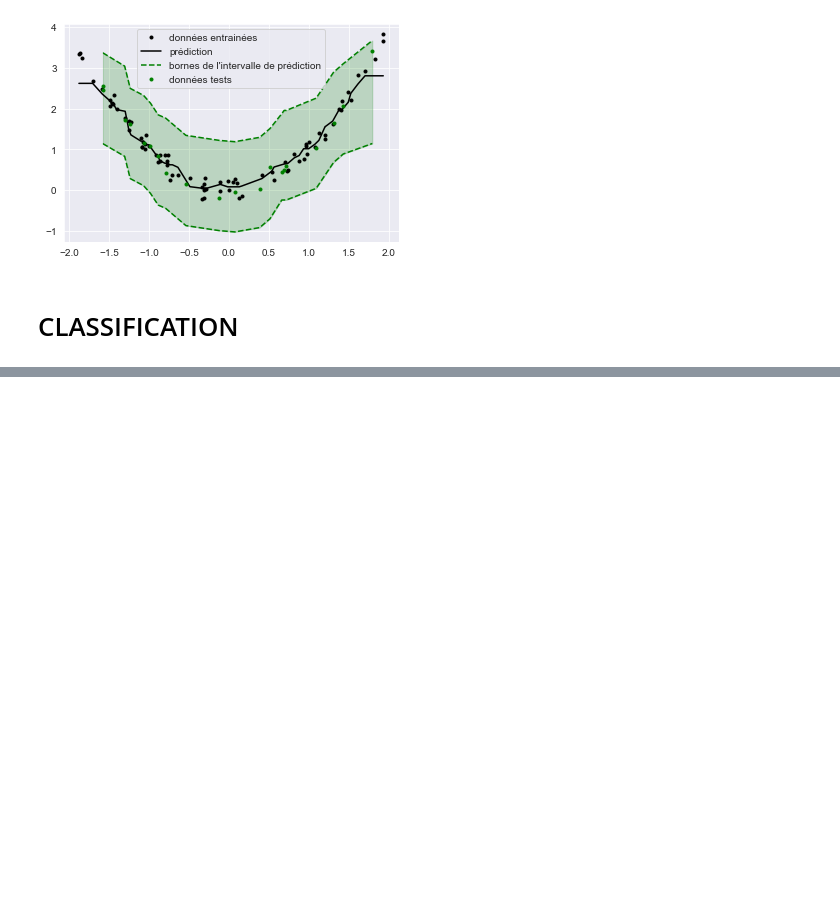
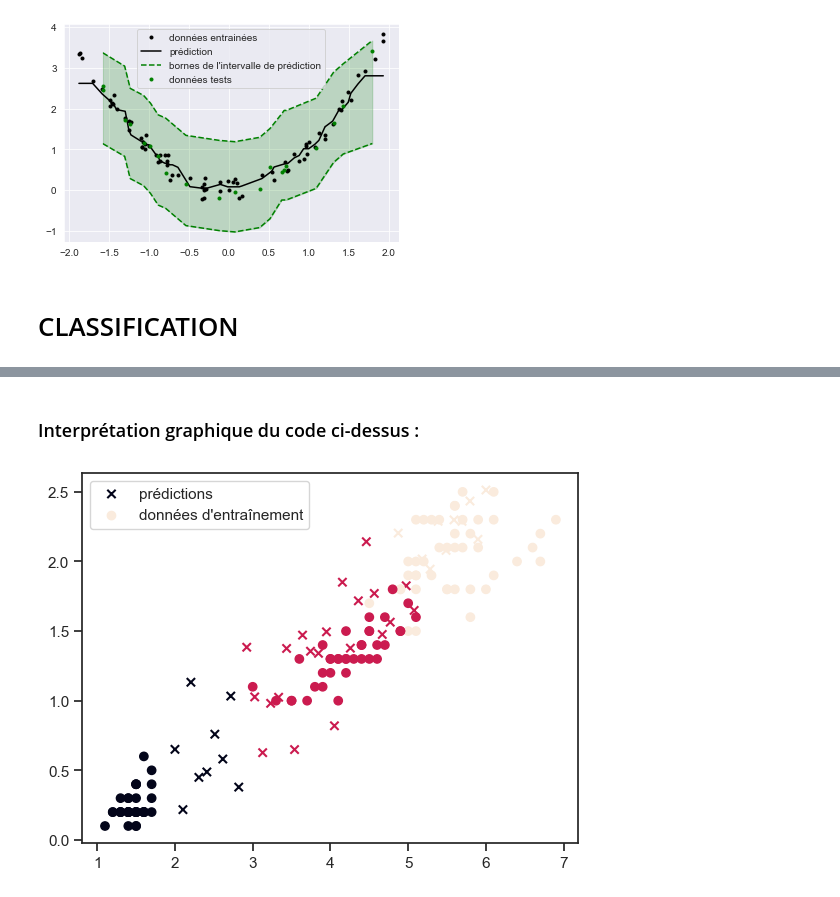
Before and after one commit to emilio-pcrd/Conformal-Prediction, a Jupyter notebook: conformal_prediction_TER_le_bon.ipynb, the cells around one changed output, grey strips where cells are left out. Drawn from its saved outputs; the diff is of its cells as text; code cells hidden in the pictures; blank space fills up the shorter version.

Commit message:
début mise en page + code classif marche

```diff
--- a/conformal_prediction_TER_le_bon.ipynb
+++ b/conformal_prediction_TER_le_bon.ipynb
@@ -537,11 +526,14 @@ def SCP_classif_aps(X_train, Y_train, x_cal, y_cal, x, reg, alpha = 0.1):
     prob_est_sort = np.fliplr(np.sort(prob_est, axis = 1))
 
     score = np.cumsum(prob_est_sort, axis = 1)[np.arange(y_cal.size), y_cal]
-    quantile = int(np.quantile(score, alpha))
+    quantile = np.quantile(score, alpha)
 
     pred_x = reg.predict_proba(x.reshape(1,-1))
-    pred_x_sort = np.flip(np.sort(pred_x, axis = 1))
+    pred_x_sort = np.flip(pred_x)
     pred_x_sort = np.cumsum(pred_x_sort)
-    quantile
-    classes = pred_x_sort[:quantile]
-    return labels[]
+    cumsum_x = np.cumsum(pred_x_sort)
+    r=0
+    while cumsum_x[r] < quantile:
+        r+=1
+
+    return np.flip(np.arange(3))[r]
@@ -576,0 +540,17 @@ print(plantes_iris.target_names[np.array(SCP_classif(X_train, Y_train, x_cal, y_
+# %% [markdown]
+### Interprétation graphique du code ci-dessus :
+# %%
+data0 = np.linspace(2, 6, 40)
+data1 = np.linspace(0.4, 2.3,40) + 0.3*np.random.randn(40)
+
+data =  np.column_stack((data0,data1))
+data_pred = np.zeros(data.shape[0])
+for k in range(data.shape[0]):
+    data_pred[k] = SCP_classif_aps(X_train, Y_train, x_cal, y_cal, data[k], reg_neigh)
+# %%
+plt.scatter(data0, data1, c = data_pred, marker='x', label='prédictions')
+plt.scatter(X_train[:,0], X_train[:,1], c=Y_train, marker='o', label="données d'entraînement" )
+plt.legend()
+plt.show()
+# %% [output]
+[figure, added]
```
Also changed, not shown: parts of 37 cells of this notebook.
